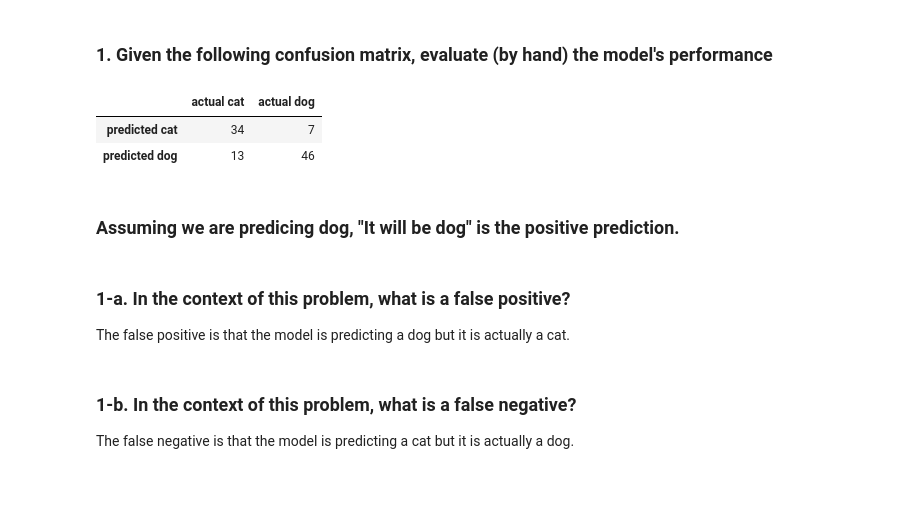
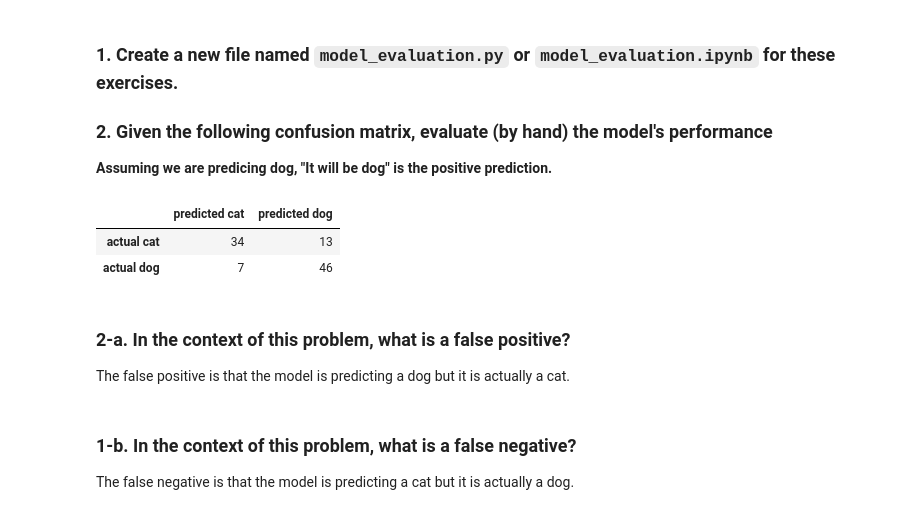
Before and after one commit to Yongliang-Shi/classification-exercises, a Jupyter notebook: model_evaluation.ipynb, the cells around one changed output. Cells and saved outputs as stored; diff of their text form; code cells hidden in the pictures; blank space fills up the shorter version.

Commit message:
review model evaluation exercises Q1 - Q3

```diff
--- a/model_evaluation.ipynb
+++ b/model_evaluation.ipynb
@@ -7,20 +7,20 @@ from sklearn.metrics import recall_score
 from sklearn.metrics import precision_score
 from sklearn.metrics import classification_report
 # %% [markdown]
-### 1. Given the following confusion matrix, evaluate (by hand) the model's performance
+### 1. Create a new file named `model_evaluation.py` or `model_evaluation.ipynb` for these exercises.
+### 2. Given the following confusion matrix, evaluate (by hand) the model's performance
+**Assuming we are predicing dog, "It will be dog" is the positive prediction.**
 # %%
 confusion_matrix = pd. DataFrame([[34, 7], [13, 46]],
                                  index=['predicted cat', 'predicted dog'],
                                  columns=['actual cat', 'actual dog'])
-confusion_matrix
+confusion_matrix.T
 # %% [output]
-|  | actual cat | actual dog |
-| predicted cat | 34 | 7 |
-| predicted dog | 13 | 46 |
+|  | predicted cat | predicted dog |
+| actual cat | 34 | 13 |
+| actual dog | 7 | 46 |
-# %% [markdown]
-### Assuming we are predicing dog, "It will be dog" is the positive prediction.
 # %% [markdown]
-### 1-a. In the context of this problem, what is a false positive?
+### 2-a. In the context of this problem, what is a false positive?
 The false positive is that the model is predicting a dog but it is actually a cat.
 # %% [markdown]
 ### 1-b. In the context of this problem, what is a false negative?
```
Also changed, not shown: parts of 12 cells of this notebook.
